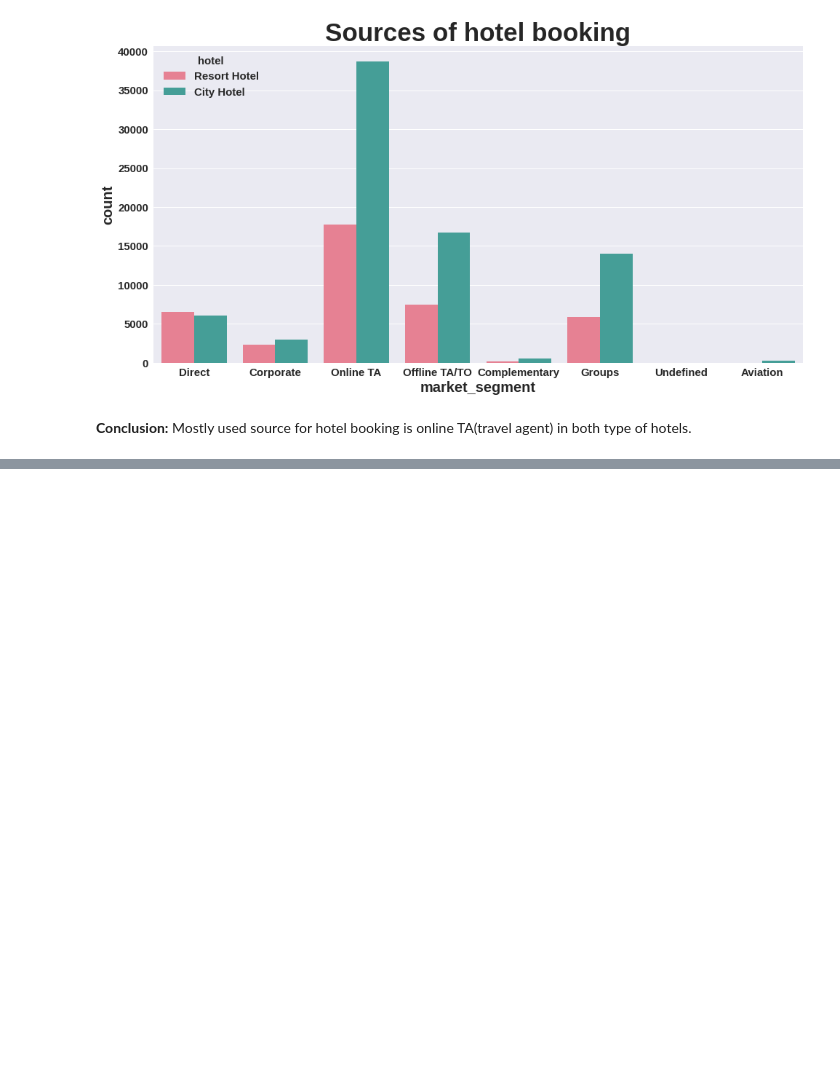
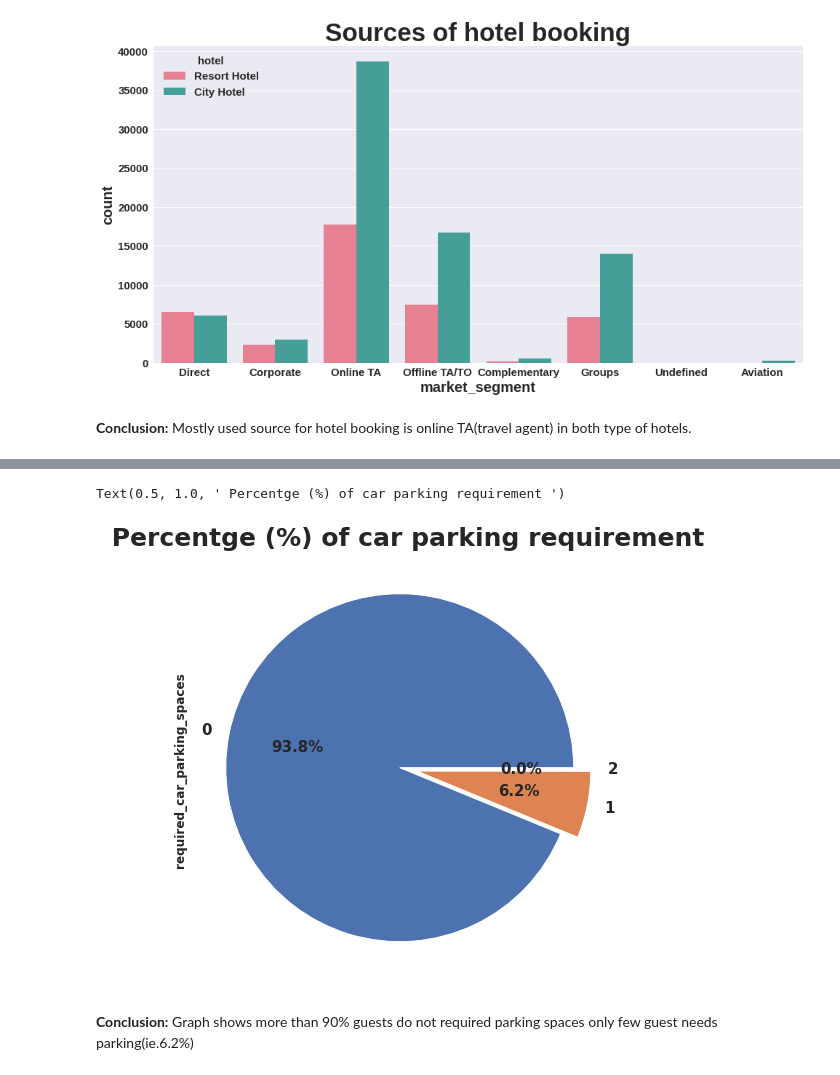
Before and after one commit to priyabodke41/Hotel-booking-analysis, a Jupyter notebook: Hotel_Booking_Analysis_Capstone_Project.ipynb, the cells around one changed output, grey strips where cells are left out. Saved outputs shown, nothing was run; the diff lists cells and outputs as text; code cells hidden in the pictures; blank space fills up the shorter version.

```diff
--- a/Hotel_Booking_Analysis_Capstone_Project.ipynb
+++ b/Hotel_Booking_Analysis_Capstone_Project.ipynb
@@ -333,0 +376,9 @@ Name: market_segment, dtype: int64
+# %%
+plt.figure(figsize=(10,8))
+hoteldf.required_car_parking_spaces.value_counts()[:3].plot.pie(explode=([0.05]*3),autopct='%1.1f%%',fontsize=15)
+plt.title(" Percentge (%) of car parking requirement ",fontsize=25)
+# %% [output]
+Text(0.5, 1.0, ' Percentge (%) of car parking requirement ')
+[figure, added]
+# %% [markdown]
+**Conclusion:** Graph shows more than 90% guests do not required parking spaces only few guest needs parking(ie.6.2%)
```
Also changed, not shown: parts of 9 cells of this notebook.
